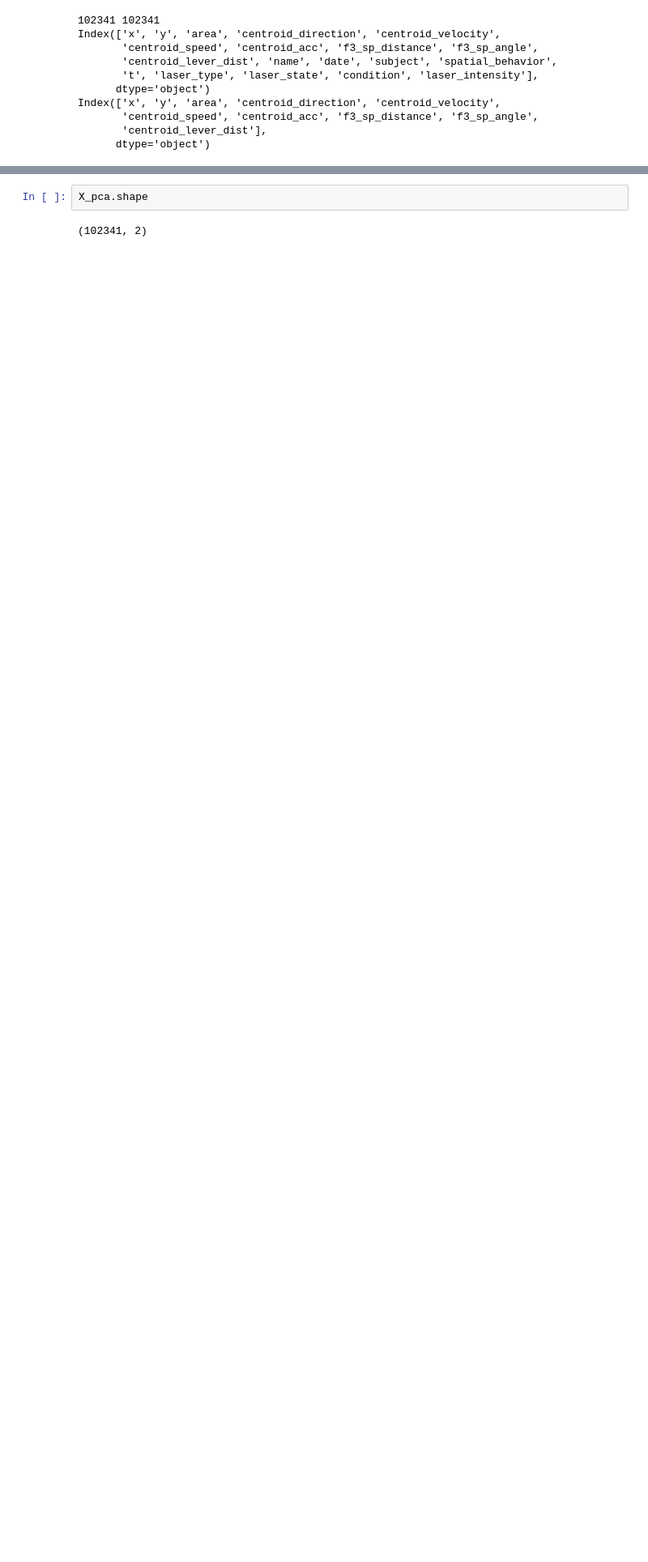
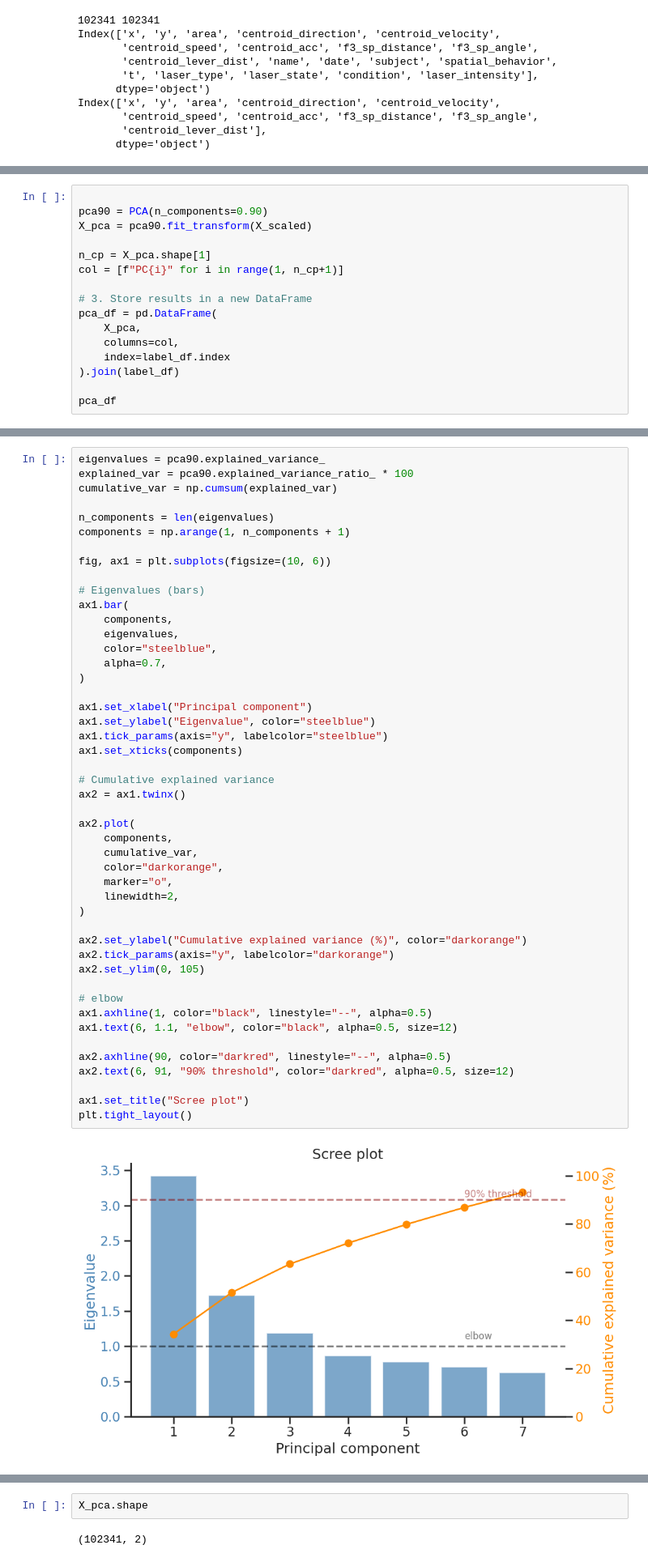
Before and after one commit to Poemiti/IMN_Kinematics, a Jupyter notebook: analysis.ipynb, the cells around one changed output, grey strips where cells are left out. Shown at 81% size. Saved outputs shown, nothing was run; the diff lists cells and outputs as text; blank space fills up the shorter version.

```diff
--- a/analysis.ipynb
+++ b/analysis.ipynb
@@ -482,0 +494,16 @@ Index(['x', 'y', 'area', 'centroid_direction', 'centroid_velocity',
+# %%
+
+pca90 = PCA(n_components=0.90)
+X_pca = pca90.fit_transform(X_scaled)
+
+n_cp = X_pca.shape[1]
+col = [f"PC{i}" for i in range(1, n_cp+1)]
+
+# 3. Store results in a new DataFrame
+pca_df = pd.DataFrame(
+    X_pca,
+    columns=col,
+    index=label_df.index
+).join(label_df)
+
+pca_df
@@ -483 +528,50 @@ Index(['x', 'y', 'area', 'centroid_direction', 'centroid_velocity',
+# %%
+eigenvalues = pca90.explained_variance_
+explained_var = pca90.explained_variance_ratio_ * 100
+cumulative_var = np.cumsum(explained_var)
+
+n_components = len(eigenvalues)
+components = np.arange(1, n_components + 1)
+
+fig, ax1 = plt.subplots(figsize=(10, 6))
+
+# Eigenvalues (bars)
+ax1.bar(
+    components,
+    eigenvalues,
+    color="steelblue",
+    alpha=0.7,
+)
+
+ax1.set_xlabel("Principal component")
+ax1.set_ylabel("Eigenvalue", color="steelblue")
+ax1.tick_params(axis="y", labelcolor="steelblue")
+ax1.set_xticks(components)
+
+# Cumulative explained variance
+ax2 = ax1.twinx()
+
+ax2.plot(
+    components,
+    cumulative_var,
+    color="darkorange",
+    marker="o",
+    linewidth=2,
+)
+
+ax2.set_ylabel("Cumulative explained variance (%)", color="darkorange")
+ax2.tick_params(axis="y", labelcolor="darkorange")
+ax2.set_ylim(0, 105)
+
+# elbow
+ax1.axhline(1, color="black", linestyle="--", alpha=0.5)
+ax1.text(6, 1.1, "elbow", color="black", alpha=0.5, size=12)
+
+ax2.axhline(90, color="darkred", linestyle="--", alpha=0.5)
+ax2.text(6, 91, "90% threshold", color="darkred", alpha=0.5, size=12)
+
+ax1.set_title("Scree plot")
+plt.tight_layout()
+# %% [output]
+[figure, added]
 # %%
```
Also changed, not shown: parts of 4 cells of this notebook, 3 other files.
